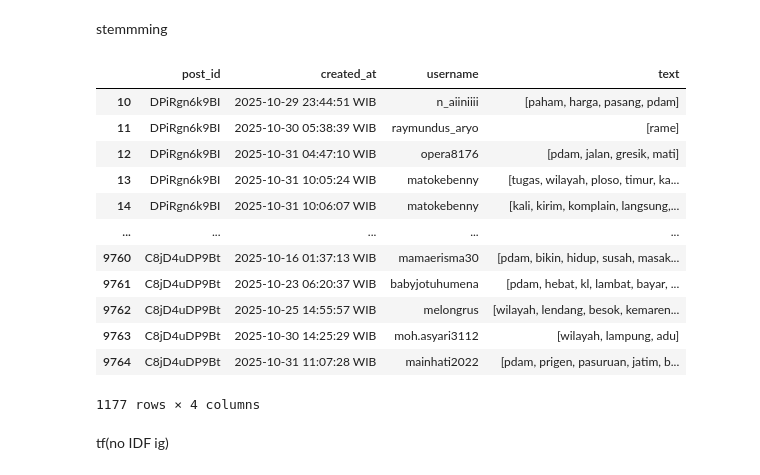
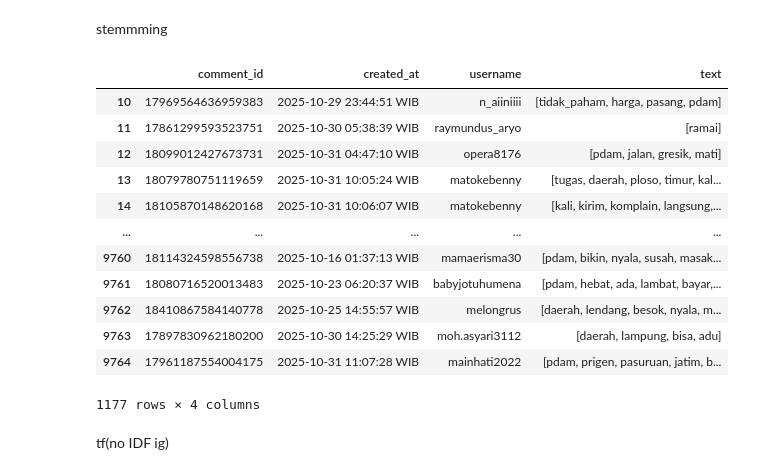
Before and after one commit to fatimahAMahros/pa_goes_brrr, a Jupyter notebook: preprocess_ts.ipynb, the cells around one changed output. Saved outputs shown, nothing was run; the diff lists cells and outputs as text; code cells hidden in the pictures.

```diff
--- a/preprocess_ts.ipynb
+++ b/preprocess_ts.ipynb
@@ -265,25 +318,24 @@ data_partial.to_csv("stemmed_all_v5.csv", index=False)
 # %%
-comments = pd.read_csv('stemmed_all_v5.csv')
-data_partial = comments.loc[:,['post_id','created_at','username','text']]
+comments = pd.read_csv('stemmed_all_v6.csv')
+data_partial = comments.loc[:,['comment_id','created_at','username','text']]
 data_partial = data_partial[(data_partial['created_at'] > '2025-10-01') & (data_partial['created_at'] < '2025-11-01')]
 import ast
 
 data_partial['text'] = data_partial['text'].apply(ast.literal_eval)
 data_partial
-# data_partial.to_csv("stemmed_oct2025.csv", index=False)
 # %% [output]
-|  | post_id | created_at | username | text |
-| 10 | DPiRgn6k9BI | 2025-10-29 23:44:51 WIB | n_aiiniiii | [paham, harga, pasang, pdam] |
-| 11 | DPiRgn6k9BI | 2025-10-30 05:38:39 WIB | raymundus_aryo | [rame] |
-| 12 | DPiRgn6k9BI | 2025-10-31 04:47:10 WIB | opera8176 | [pdam, jalan, gresik, mati] |
-| 13 | DPiRgn6k9BI | 2025-10-31 10:05:24 WIB | matokebenny | [tugas, wilayah, ploso, timur, ka... |
-| 14 | DPiRgn6k9BI | 2025-10-31 10:06:07 WIB | matokebenny | [kali, kirim, komplain, langsung,... |
+|  | comment_id | created_at | username | text |
+| 10 | 17969564636959383 | 2025-10-29 23:44:51 WIB | n_aiiniiii | [tidak_paham, harga, pasang, pdam] |
+| 11 | 17861299593523751 | 2025-10-30 05:38:39 WIB | raymundus_aryo | [ramai] |
+| 12 | 18099012427673731 | 2025-10-31 04:47:10 WIB | opera8176 | [pdam, jalan, gresik, mati] |
+| 13 | 18079780751119659 | 2025-10-31 10:05:24 WIB | matokebenny | [tugas, daerah, ploso, timur, kal... |
+| 14 | 18105870148620168 | 2025-10-31 10:06:07 WIB | matokebenny | [kali, kirim, komplain, langsung,... |
 | ... | ... | ... | ... | ... |
-| 9760 | C8jD4uDP9Bt | 2025-10-16 01:37:13 WIB | mamaerisma30 | [pdam, bikin, hidup, susah, masak... |
-| 9761 | C8jD4uDP9Bt | 2025-10-23 06:20:37 WIB | babyjotuhumena | [pdam, hebat, kl, lambat, bayar, ... |
-| 9762 | C8jD4uDP9Bt | 2025-10-25 14:55:57 WIB | melongrus | [wilayah, lendang, besok, kemaren... |
-| 9763 | C8jD4uDP9Bt | 2025-10-30 14:25:29 WIB | moh.asyari3112 | [wilayah, lampung, adu] |
-| 9764 | C8jD4uDP9Bt | 2025-10-31 11:07:28 WIB | mainhati2022 | [pdam, prigen, pasuruan, jatim, b... |
+| 9760 | 18114324598556738 | 2025-10-16 01:37:13 WIB | mamaerisma30 | [pdam, bikin, nyala, susah, masak... |
+| 9761 | 18080716520013483 | 2025-10-23 06:20:37 WIB | babyjotuhumena | [pdam, hebat, ada, lambat, bayar,... |
+| 9762 | 18410867584140778 | 2025-10-25 14:55:57 WIB | melongrus | [daerah, lendang, besok, nyala, m... |
+| 9763 | 17897830962180200 | 2025-10-30 14:25:29 WIB | moh.asyari3112 | [daerah, lampung, bisa, adu] |
+| 9764 | 17961187554004175 | 2025-10-31 11:07:28 WIB | mainhati2022 | [pdam, prigen, pasuruan, jatim, b... |
 1177 rows × 4 columns
 # %% [markdown]
 tf(no IDF ig)
```
Also changed, not shown: parts of 26 cells of this notebook, 41 other files.
